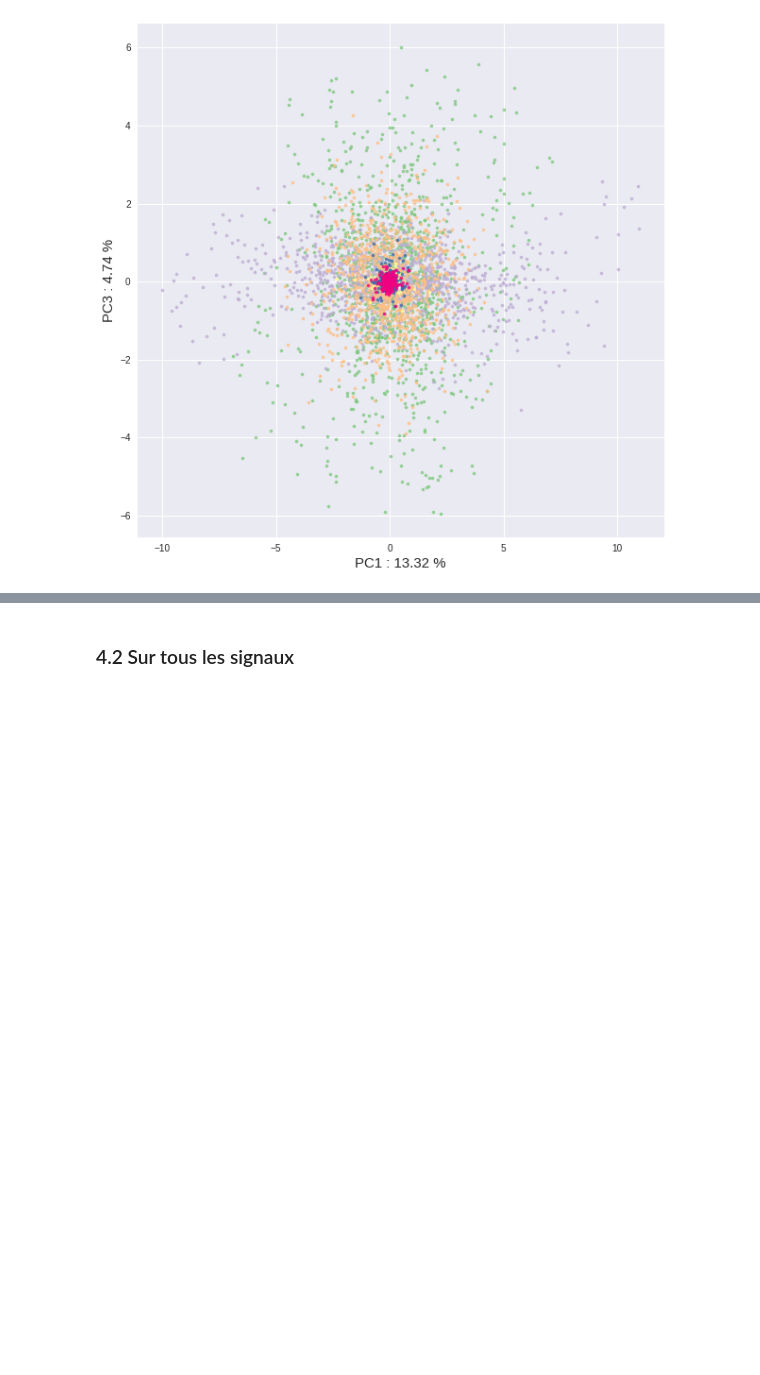
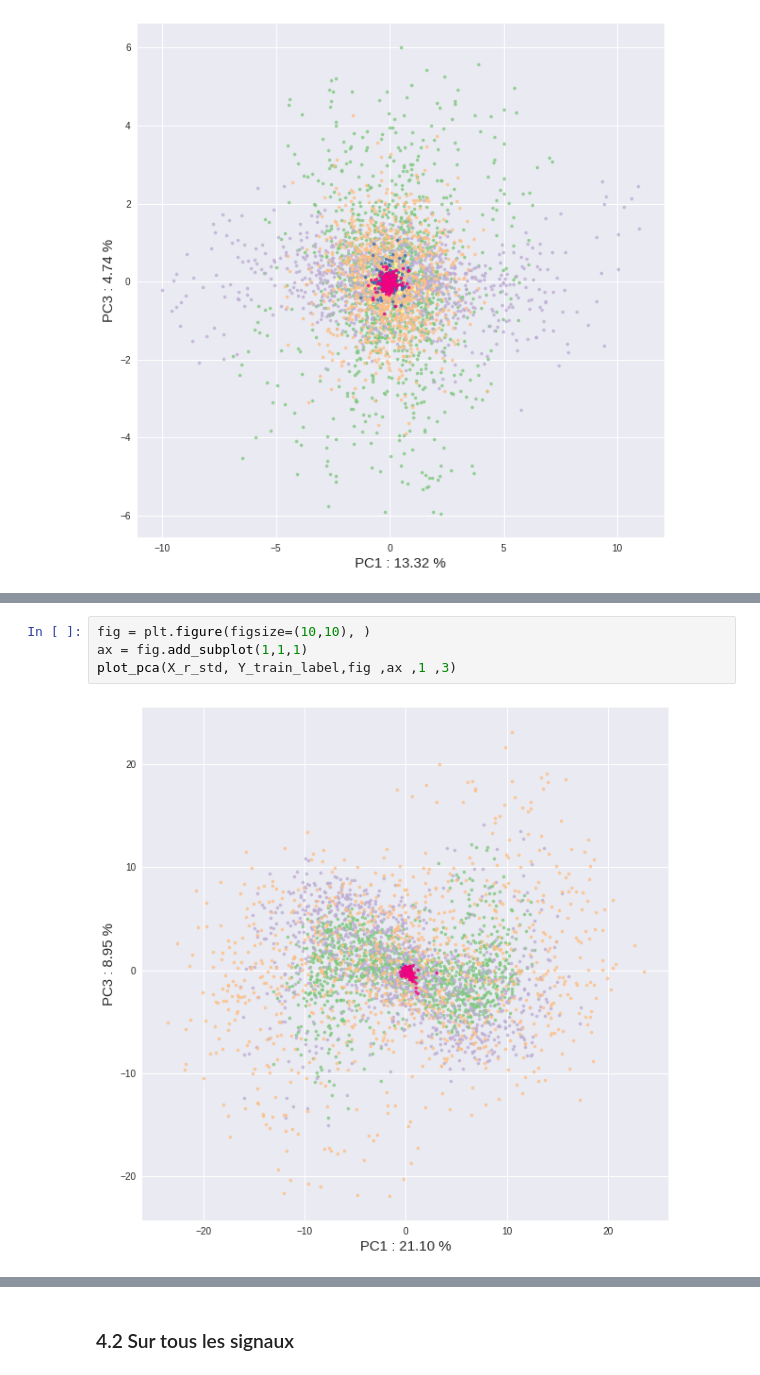
Before and after one commit to eva0marques/Human-recognition-activity-project, a Jupyter notebook: Atelier-HAR-Exploration_Inertial_data.ipynb, the cells around one changed output, grey strips where cells are left out. Drawn from its saved outputs; the diff is of its cells as text; blank space fills up the shorter version.

```diff
--- a/Atelier-HAR-Exploration_Inertial_data.ipynb
+++ b/Atelier-HAR-Exploration_Inertial_data.ipynb
@@ -263,0 +294,6 @@ plot_pca(X_r, Y_train_label,fig ,ax ,1 ,3)
+# %%
+fig = plt.figure(figsize=(10,10), )
+ax = fig.add_subplot(1,1,1)
+plot_pca(X_r_std, Y_train_label,fig ,ax ,1 ,3)
+# %% [output]
+[figure, added]
```
Also changed, not shown: parts of 22 cells of this notebook, 1 other file.
